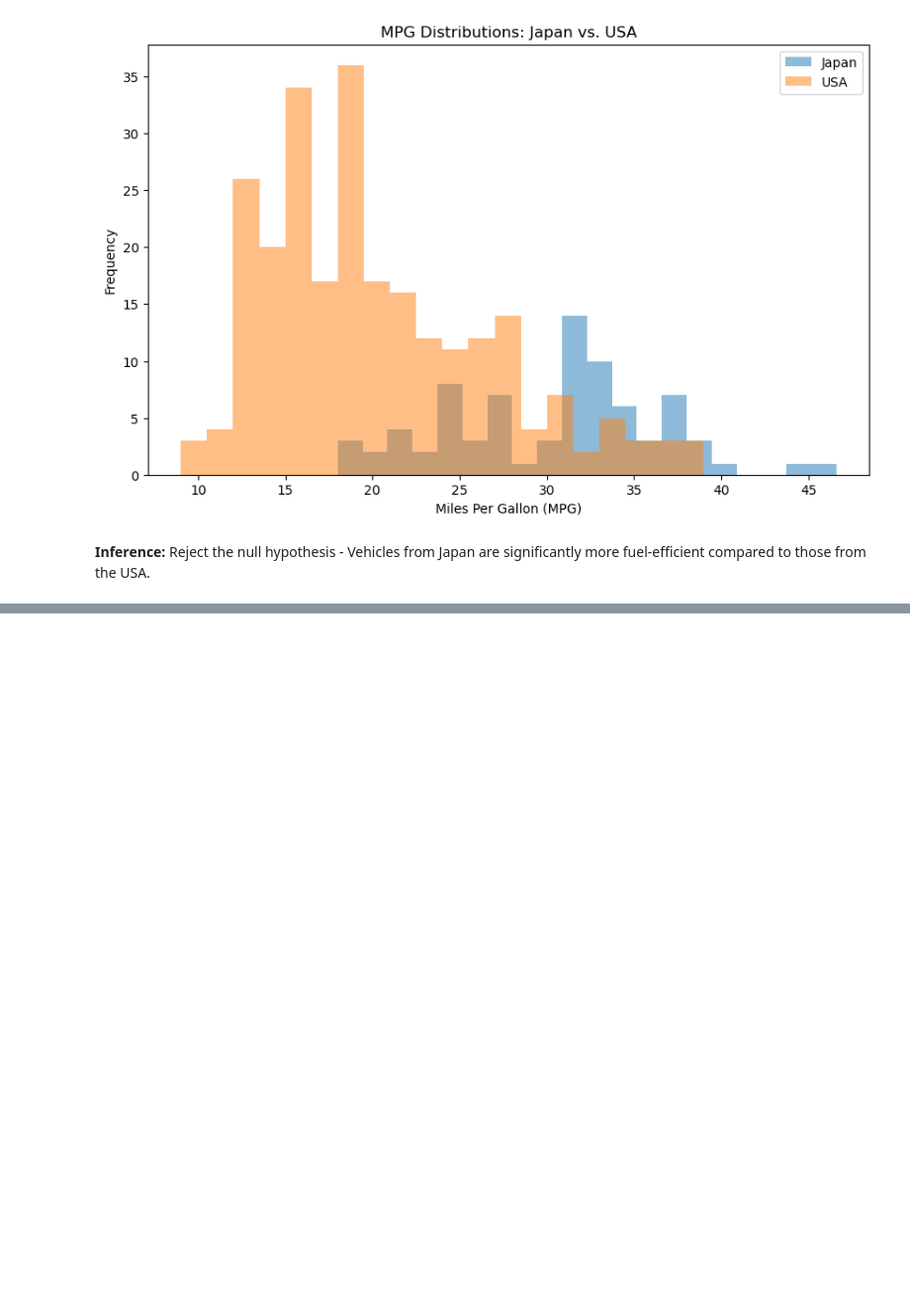
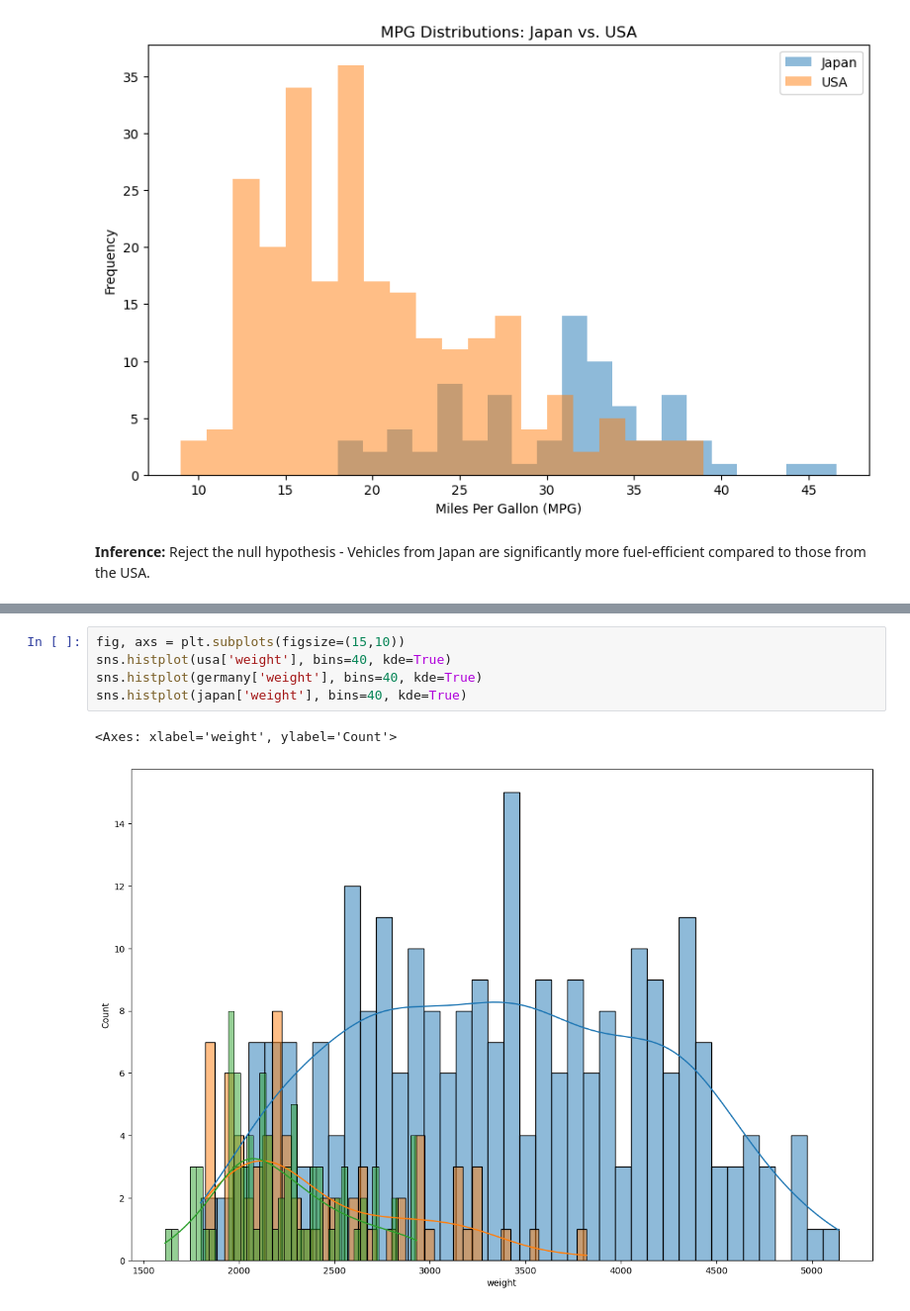
Before and after one commit to invinciblesk/car_statistical_hypothesis_testing, a Jupyter notebook: notebook/car_stats_hypo_test.ipynb, the cells around one changed output, grey strips where cells are left out. Shown at 99% size. Drawn from its saved outputs; the diff is of its cells as text; blank space fills up the shorter version.

```diff
--- a/notebook/car_stats_hypo_test.ipynb
+++ b/notebook/car_stats_hypo_test.ipynb
@@ -181,0 +190,8 @@ Reject the null hypothesis - Vehicles from Japan are significantly more fuel-eff
+# %%
+fig, axs = plt.subplots(figsize=(15,10))
+sns.histplot(usa['weight'], bins=40, kde=True)
+sns.histplot(germany['weight'], bins=40, kde=True)
+sns.histplot(japan['weight'], bins=40, kde=True)
+# %% [output]
+<Axes: xlabel='weight', ylabel='Count'>
+[figure, added]
```
Also changed, not shown: parts of 3 cells of this notebook.
